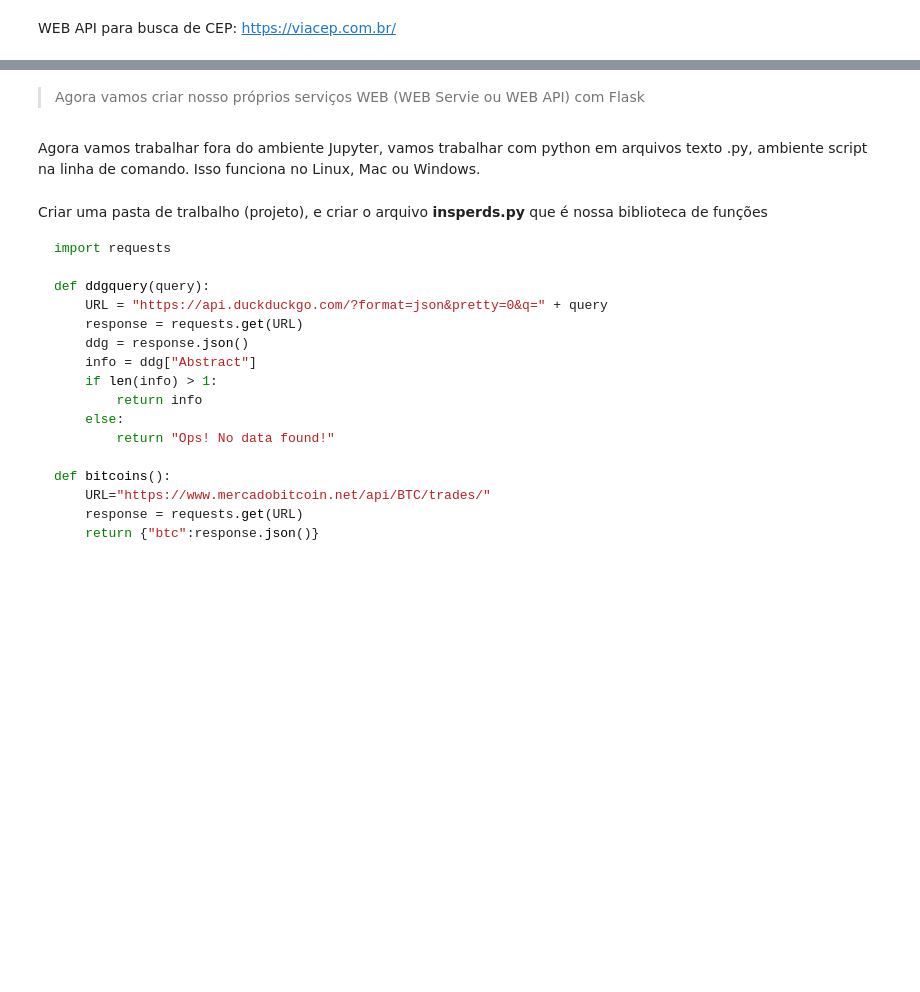
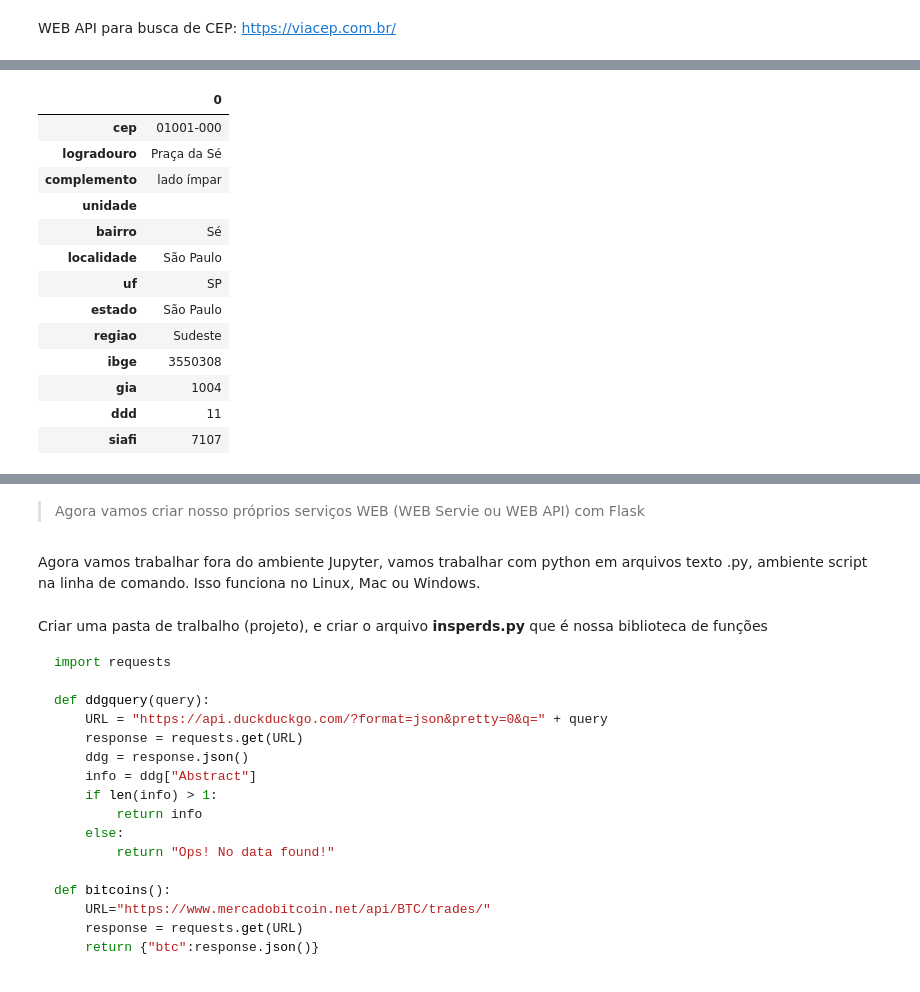
Before and after one commit to danielscarvalho/Insper-Data-Science-Deploy, a Jupyter notebook: box-deploy-002.ipynb, the cells around one changed output, grey strips where cells are left out. Saved outputs shown, nothing was run; the diff lists cells and outputs as text; code cells hidden in the pictures; blank space fills up the shorter version.

```diff
--- a/box-deploy-002.ipynb
+++ b/box-deploy-002.ipynb
@@ -154,3 +199,20 @@ pd.DataFrame([requests.get("https://viacep.com.br/ws/01001000/json/").json()])
+# %%
+pd.DataFrame([requests.get("https://viacep.com.br/ws/01001000/json/").json()]).T
+# %% [output]
+|  | 0 |
+| cep | 01001-000 |
+| logradouro | Praça da Sé |
+| complemento | lado ímpar |
+| unidade |  |
+| bairro | Sé |
+| localidade | São Paulo |
+| uf | SP |
+| estado | São Paulo |
+| regiao | Sudeste |
+| ibge | 3550308 |
+| gia | 1004 |
+| ddd | 11 |
+| siafi | 7107 |
 # %%
 !curl viacep.com.br/ws/03819250/json/
 # %% [output]
```
Also changed, not shown: parts of 29 cells of this notebook, 3 other files.
